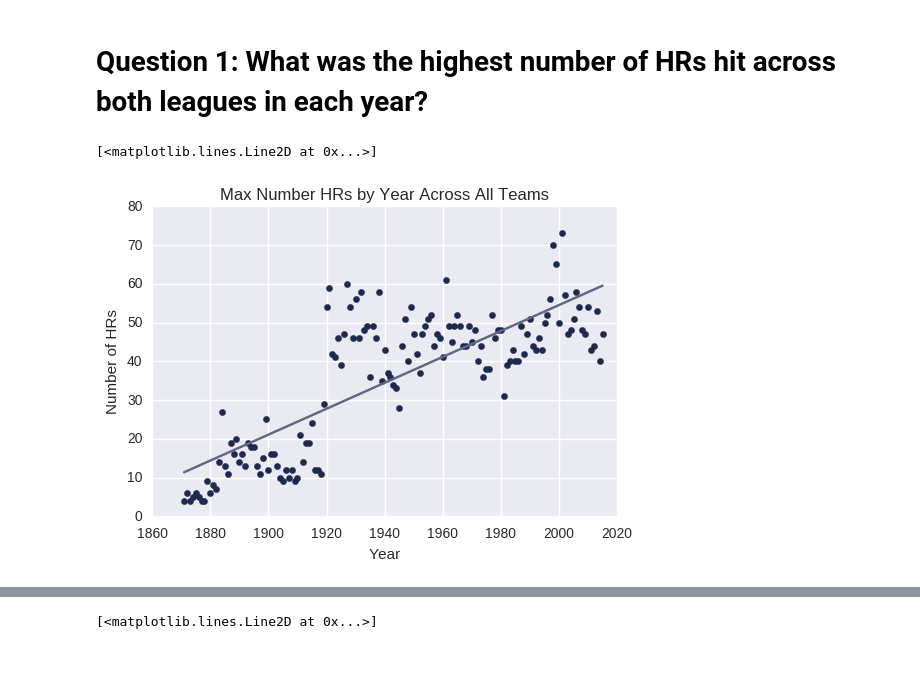
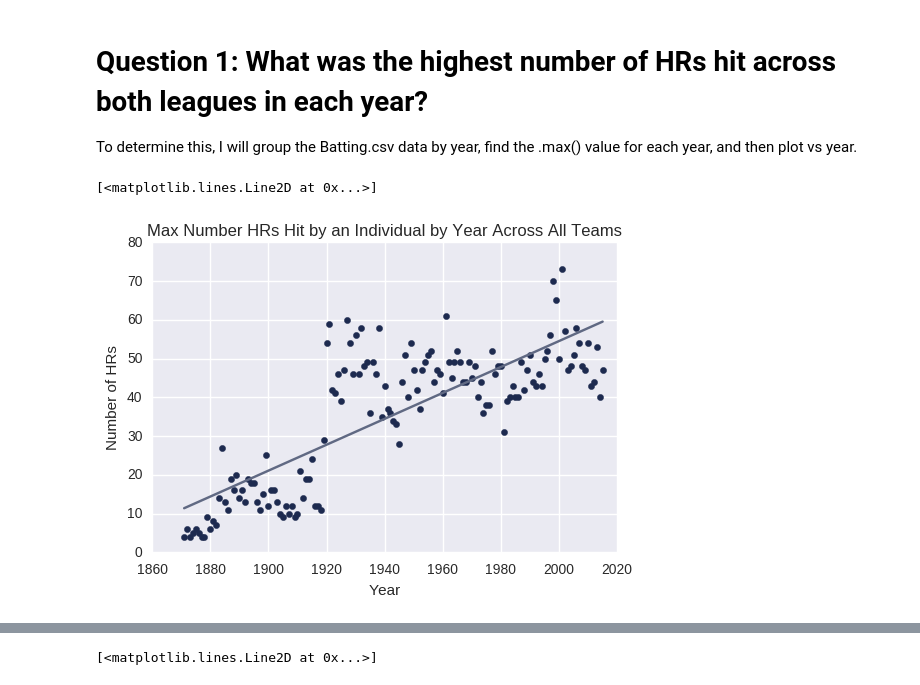
Before and after one commit to bjemcnally/Udacity-IPND-Data-Analyst-Project, a Jupyter notebook: IPND_Data_Analyst_Project.ipynb, the cells around one changed output, grey strips where cells are left out. Saved outputs shown, nothing was run; the diff lists cells and outputs as text; code cells hidden in the pictures.

```diff
--- a/IPND_Data_Analyst_Project.ipynb
+++ b/IPND_Data_Analyst_Project.ipynb
@@ -15,6 +15,8 @@ http://www.seanlahman.com/baseball-archive/statistics/
 ## Please note that all results are tentative!
 # %% [markdown]
 # Question 1: What was the highest number of HRs hit across both leagues in each year?
+
+To determine this, I will group the Batting.csv data by year, find the .max() value for each year, and then plot vs year.
 # %%
 import matplotlib.pyplot as plt
 import numpy as np
@@ -31,26 +33,26 @@ years = batting_df['yearID'].drop_duplicates()
 # %%
 %matplotlib inline
 
 x = years
 y = max_HR_by_year
 
 plt.scatter(x, y, color = '#1d2a4f', label='Max HRs')
 
-plt.title('Max Number HRs by Year Across All Teams')
+plt.title('Max Number HRs Hit by an Individual by Year Across All Teams')
 plt.xlabel('Year')
 plt.ylabel('Number of HRs')
 plt.xlim(1860, 2020)
 plt.ylim(0, 80)
 
 # add trendline
 
 m, b = np.polyfit(x, y, 1)
 
 plt.plot(x, y, '.', color = '#1d2a4f')
 plt.plot(x, m*x + b, '-', color = '#606983')
 # %% [output]
 [<matplotlib.lines.Line2D at 0x...>]
-[figure, old version]
+[figure, new version]
 # %% [markdown]
 ### Results and Discussion Part 1-1
 
```
Also changed, not shown: parts of 26 cells of this notebook.
